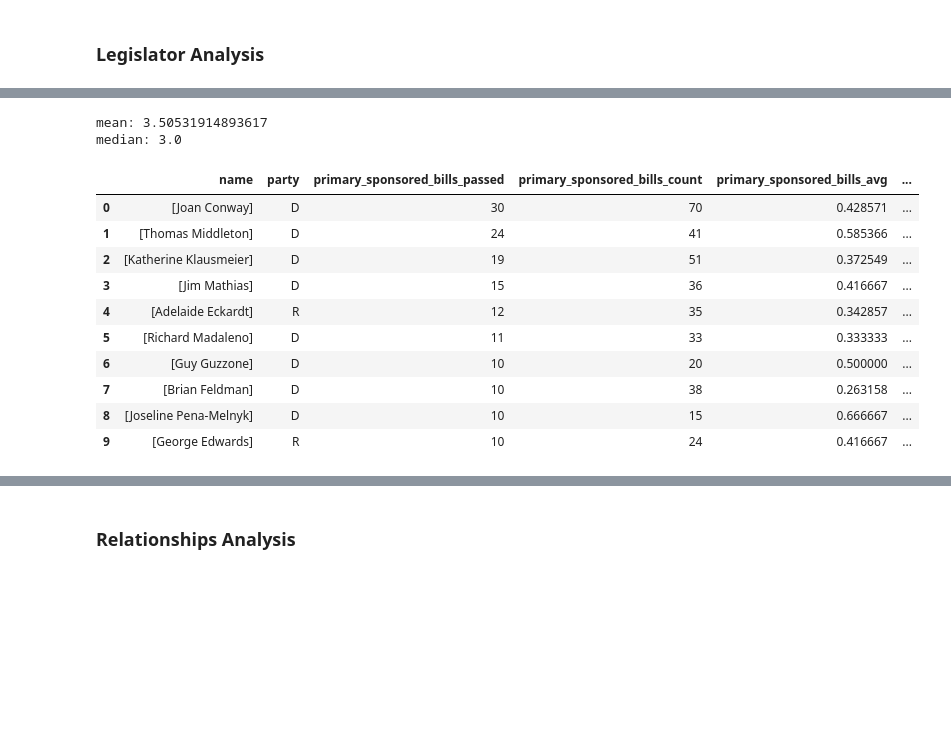
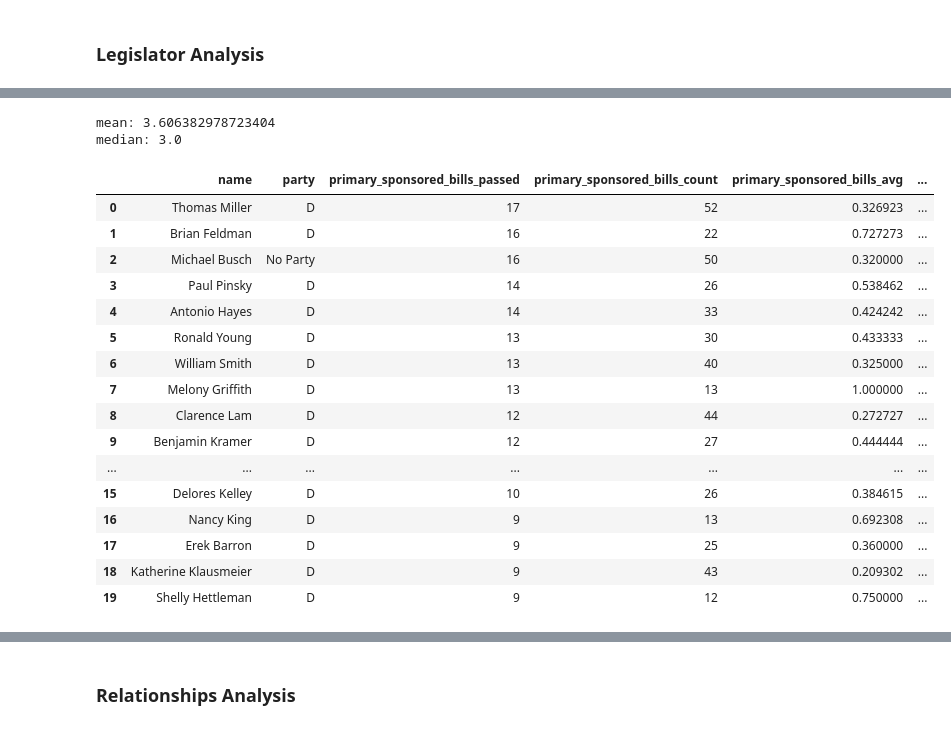
Before and after one commit to Capital-News-Service/maryland-bills-analysis, a Jupyter notebook: Analysis.ipynb, the cells around one changed output, grey strips where cells are left out. Drawn from its saved outputs; the diff is of its cells as text; code cells hidden in the pictures; blank space fills up the shorter version.

```diff
--- a/Analysis.ipynb
+++ b/Analysis.ipynb
@@ -21,15 +21,19 @@ def convertType(toConv, makeUpper):
 
     tcs = []
     for tc in toConv:
+        tc = tc.replace('[','')
+        tc = tc.replace(']','')
+        tc = tc.replace('{','')
+        tc = tc.replace('}','')
+        tc = tc.replace(' \'','')
+        tc = tc.replace('\'','')
+        tc = tc.replace('@','')
+        tc = tc.replace('-','')
+        tc = tc.replace('#','')
         chain = parts(tc)
 
         chain2 = []
         for c in chain:
-            c = c.strip('[')
-            c = c.strip(']')
-            c = c.strip(' \'')
-            c = c.strip('\'')
-            c = c.strip('@')
             chain2.append(c)
 
         #make uppercase if specified
@@ -57,13 +61,13 @@ def fixDF(df):
 # load in datasets
 # load dataset and fix all string fields
 
-bills = pd.read_csv("bills_2018.csv")
+bills = pd.read_csv("bills_2019.csv")
 bills = fixDF(bills)
 
-legislators = pd.read_csv("legislators.csv")
+legislators = pd.read_csv("legislators_2019.csv")
 legislators = fixDF(legislators)
 
-relationships = pd.read_csv("matrix.csv")
+relationships = pd.read_csv("matrix_2019.csv")
 relationships = fixDF(relationships)
 # %% [output]
 A value is trying to be set on a copy of a slice from a DataFrame.
@@ -104,11 +124,9 @@ print(list(legislators))
 # %%
 # Best Primary Bill AVG
 sm = legislators[["name","party","primary_sponsored_bills_passed","primary_sponsored_bills_count","primary_sponsored_bills_avg","co_sponsored_bills_avg","co_sponsored_bills_count", "co_sponsored_bills_passed", "committee_sponsor","people_id"]]
-sm = sm[sm['co_sponsored_bills_count'] > 1]
 sm = sm[sm['committee_sponsor'] != 1]
-sm = sm.sort_values(by=['primary_sponsored_bills_avg'], ascending=False).reset_index(drop=True)
-
+sm = sm.sort_values(by=['primary_sponsored_bills_avg', 'primary_sponsored_bills_count'], ascending=[False,False]).reset_index(drop=True)
 print("mean: " + str(np.mean(sm["primary_sponsored_bills_avg"])))
 print("median: " + str(np.median(sm["primary_sponsored_bills_avg"])))
-sm.head(20)
+sm.head(50)
 # %% [output]
@@ -150,20 +176,26 @@ sm.head(10)
 # %%
 # most primary sponsors passed
 sm = sm.sort_values(by=['primary_sponsored_bills_passed'], ascending=[False]).reset_index(drop=True)
 print("mean: " + str(np.mean(sm["primary_sponsored_bills_passed"])))
 print("median: " + str(np.median(sm["primary_sponsored_bills_passed"])))
-sm.head(10)
+sm.head(20)
 # %% [output]
-mean: 3.50531914893617
+mean: 3.606382978723404
 median: 3.0
 |  | name | party | primary_sponsored_bills_passed | primary_sponsored_bills_count | primary_sponsored_bills_avg | ... |
-| 0 | [Joan Conway] | D | 30 | 70 | 0.428571 | ... |
-| 1 | [Thomas Middleton] | D | 24 | 41 | 0.585366 | ... |
-| 2 | [Katherine Klausmeier] | D | 19 | 51 | 0.372549 | ... |
-| 3 | [Jim Mathias] | D | 15 | 36 | 0.416667 | ... |
-| 4 | [Adelaide Eckardt] | R | 12 | 35 | 0.342857 | ... |
-| 5 | [Richard Madaleno] | D | 11 | 33 | 0.333333 | ... |
-| 6 | [Guy Guzzone] | D | 10 | 20 | 0.500000 | ... |
-| 7 | [Brian Feldman] | D | 10 | 38 | 0.263158 | ... |
-| 8 | [Joseline Pena-Melnyk] | D | 10 | 15 | 0.666667 | ... |
-| 9 | [George Edwards] | R | 10 | 24 | 0.416667 | ... |
+| 0 | Thomas Miller | D | 17 | 52 | 0.326923 | ... |
+| 1 | Brian Feldman | D | 16 | 22 | 0.727273 | ... |
+| 2 | Michael Busch | No Party | 16 | 50 | 0.320000 | ... |
+| 3 | Paul Pinsky | D | 14 | 26 | 0.538462 | ... |
+| 4 | Antonio Hayes | D | 14 | 33 | 0.424242 | ... |
+| 5 | Ronald Young | D | 13 | 30 | 0.433333 | ... |
+| 6 | William Smith | D | 13 | 40 | 0.325000 | ... |
+| 7 | Melony Griffith | D | 13 | 13 | 1.000000 | ... |
+| 8 | Clarence Lam | D | 12 | 44 | 0.272727 | ... |
+| 9 | Benjamin Kramer | D | 12 | 27 | 0.444444 | ... |
+| ... | ... | ... | ... | ... | ... | ... |
+| 15 | Delores Kelley | D | 10 | 26 | 0.384615 | ... |
+| 16 | Nancy King | D | 9 | 13 | 0.692308 | ... |
+| 17 | Erek Barron | D | 9 | 25 | 0.360000 | ... |
+| 18 | Katherine Klausmeier | D | 9 | 43 | 0.209302 | ... |
+| 19 | Shelly Hettleman | D | 9 | 12 | 0.750000 | ... |
```
Also changed, not shown: parts of 24 cells of this notebook, 3 other files.
